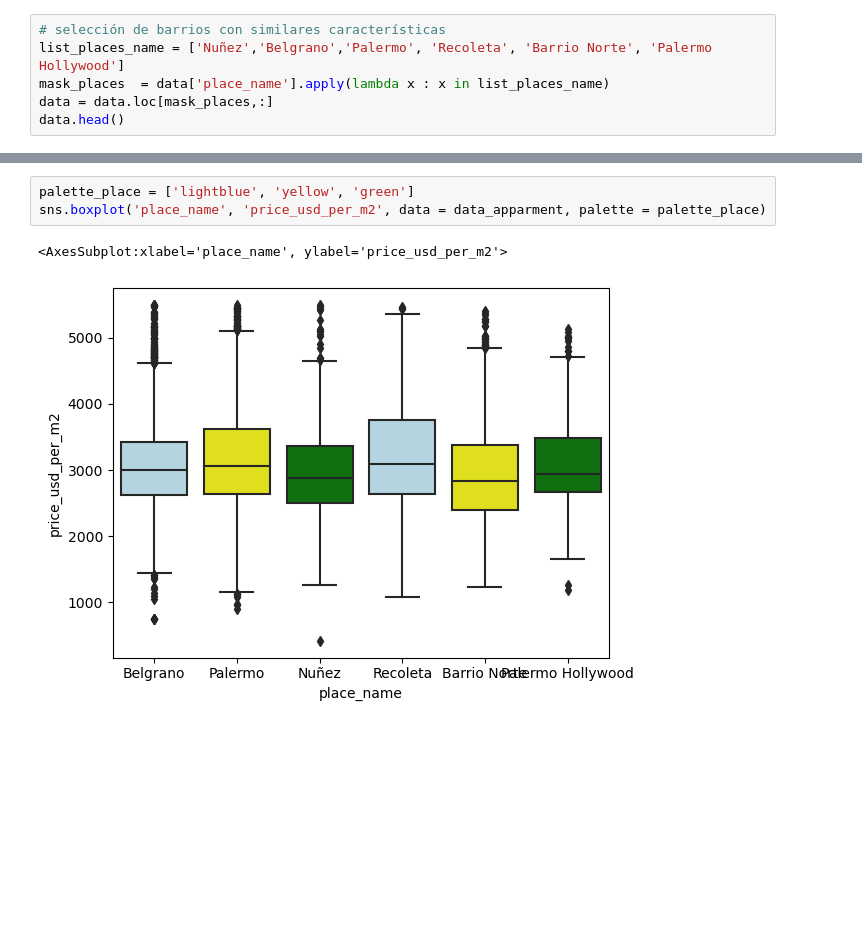
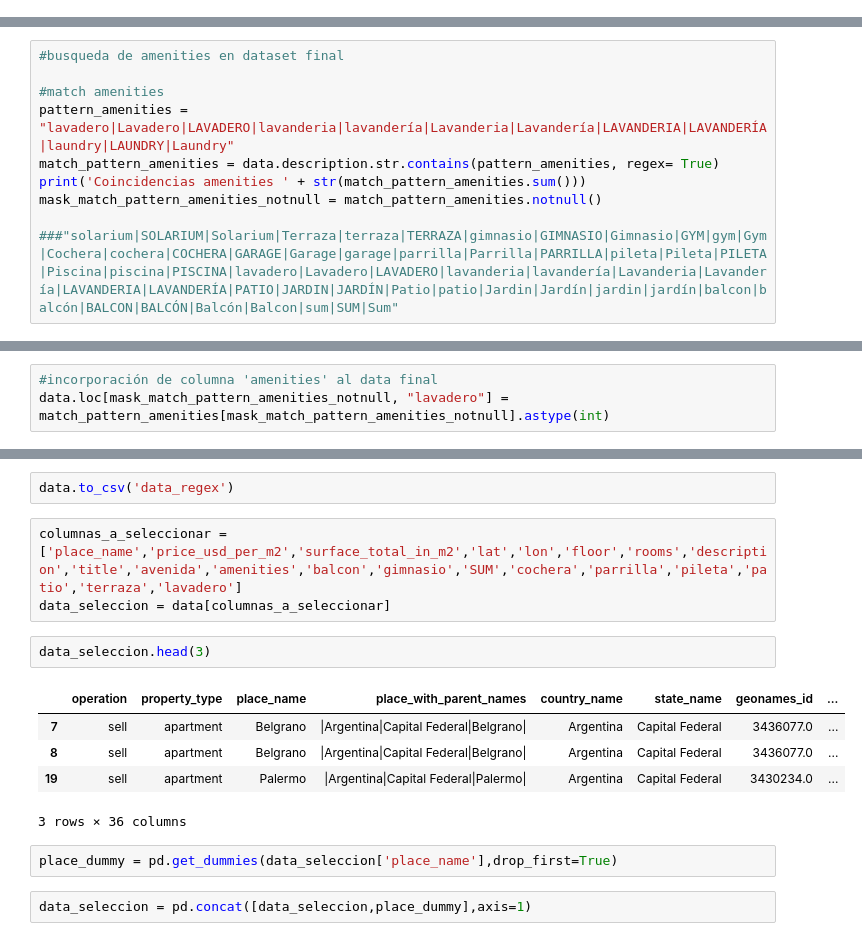
Before and after one commit to matfarinelli/DH-DS-Desafio-II, a Jupyter notebook: desafio_tp2.ipynb, the cells around one changed output, grey strips where cells are left out. Saved outputs shown, nothing was run; the diff lists cells and outputs as text; blank space fills up the shorter version.

Commit message:
amenities incorporadas

```diff
--- a/desafio_tp2.ipynb
+++ b/desafio_tp2.ipynb
@@ -67,6 +23,0 @@ Name: place_name, dtype: int64
-# %%
-# selección de barrios con similares características
-list_places_name = ['Nuñez','Belgrano','Palermo', 'Recoleta', 'Barrio Norte', 'Palermo Hollywood']
-mask_places  = data['place_name'].apply(lambda x : x in list_places_name)
-data = data.loc[mask_places,:]
-data.head()
@@ -100,0 +24,10 @@ dtype: int64
+# %%
+#busqueda de amenities en dataset final
+
+#match amenities
+pattern_amenities = "lavadero|Lavadero|LAVADERO|lavanderia|lavandería|Lavanderia|Lavandería|LAVANDERIA|LAVANDERÍA|laundry|LAUNDRY|Laundry"
+match_pattern_amenities = data.description.str.contains(pattern_amenities, regex= True)
+print('Coincidencias amenities ' + str(match_pattern_amenities.sum()))
+mask_match_pattern_amenities_notnull = match_pattern_amenities.notnull()
+
+###"solarium|SOLARIUM|Solarium|Terraza|terraza|TERRAZA|gimnasio|GIMNASIO|Gimnasio|GYM|gym|Gym|Cochera|cochera|COCHERA|GARAGE|Garage|garage|parrilla|Parrilla|PARRILLA|pileta|Pileta|PILETA|Piscina|piscina|PISCINA|lavadero|Lavadero|LAVADERO|lavanderia|lavandería|Lavanderia|Lavandería|LAVANDERIA|LAVANDERÍA|PATIO|JARDIN|JARDÍN|Patio|patio|Jardin|Jardín|jardin|jardín|balcon|balcón|BALCON|BALCÓN|Balcón|Balcon|sum|SUM|Sum"
@@ -100,0 +36,3 @@ dtype: int64
+# %%
+#incorporación de columna 'amenities' al data final
+data.loc[mask_match_pattern_amenities_notnull, "lavadero"] = match_pattern_amenities[mask_match_pattern_amenities_notnull].astype(int)
@@ -277,6 +49,17 @@ data_apparment.plot(kind='scatter', x='place_name', y='price_usd_per_m2', alpha=
-# %%
-palette_place = ['lightblue', 'yellow', 'green']
-sns.boxplot('place_name', 'price_usd_per_m2', data = data_apparment, palette = palette_place)
-# %% [output]
-<AxesSubplot:xlabel='place_name', ylabel='price_usd_per_m2'>
-[figure, removed]
+# %%
+data.to_csv('data_regex')
+# %%
+columnas_a_seleccionar = ['place_name','price_usd_per_m2','surface_total_in_m2','lat','lon','floor','rooms','description','title','avenida','amenities','balcon','gimnasio','SUM','cochera','parrilla','pileta','patio','terraza','lavadero']
+data_seleccion = data[columnas_a_seleccionar]
+# %%
+data_seleccion.head(3)
+# %% [output]
+|  | operation | property_type | place_name | place_with_parent_names | country_name | state_name | geonames_id | ... |
+| 7 | sell | apartment | Belgrano | |Argentina|Capital Federal|Belgrano| | Argentina | Capital Federal | 3436077.0 | ... |
+| 8 | sell | apartment | Belgrano | |Argentina|Capital Federal|Belgrano| | Argentina | Capital Federal | 3436077.0 | ... |
+| 19 | sell | apartment | Palermo | |Argentina|Capital Federal|Palermo| | Argentina | Capital Federal | 3430234.0 | ... |
+3 rows × 36 columns
+# %%
+place_dummy = pd.get_dummies(data_seleccion['place_name'],drop_first=True)
+# %%
+data_seleccion = pd.concat([data_seleccion,place_dummy],axis=1)
```
Also changed, not shown: parts of 40 cells of this notebook, 2 other files.
